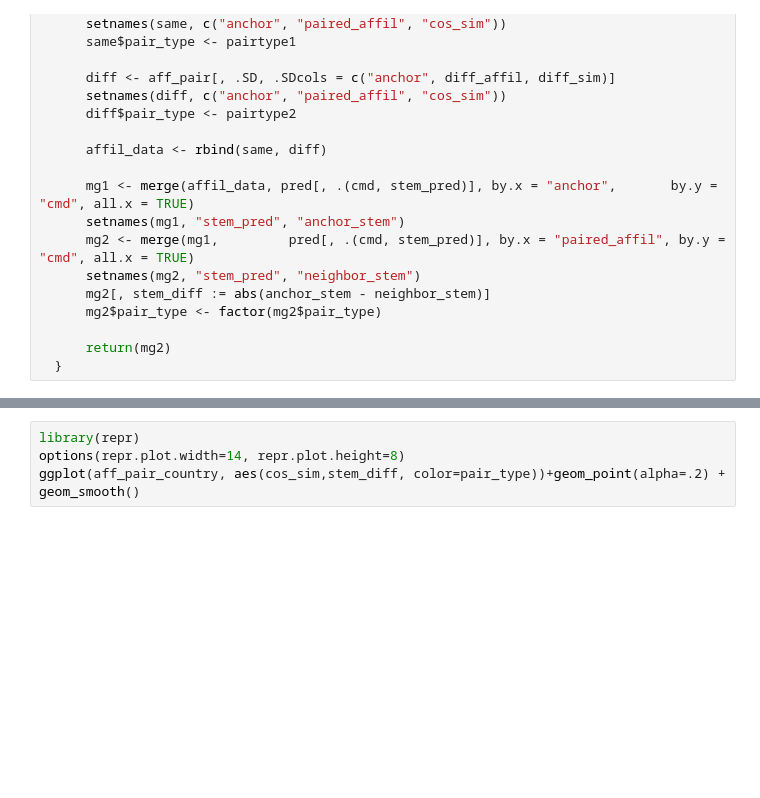
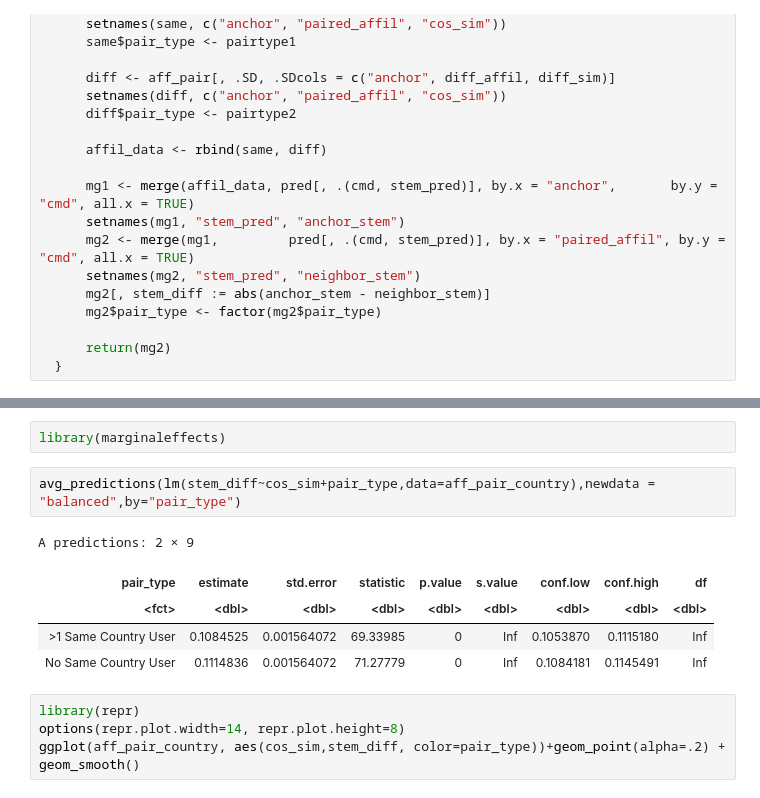
Before and after one commit to kennyjoseph/orcid_gender_equality_paradox_processing, a Jupyter notebook: robustness/robustness_plots.ipynb, the cells around one changed output, grey strips where cells are left out. Drawn from its saved outputs; the diff is of its cells as text; blank space fills up the shorter version.

```diff
--- a/robustness/robustness_plots.ipynb
+++ b/robustness/robustness_plots.ipynb
@@ -96,6 +96,16 @@ Signif. codes:  0 ‘***’ 0.001 ‘**’ 0.01 ‘*’ 0.05 ‘.’ 0.1 ‘ ’
 Residual standard error: 0.1518 on 19411 degrees of freedom
 Multiple R-squared:  0.0978,    Adjusted R-squared:  0.09771
 F-statistic:  1052 on 2 and 19411 DF,  p-value: < 2.2e-16
+# %%
+library(marginaleffects)
+# %%
+avg_predictions(lm(stem_diff~cos_sim+pair_type,data=aff_pair_country),newdata = "balanced",by="pair_type")
+# %% [output]
+A predictions: 2 × 9
+| pair_type | estimate | std.error | statistic | p.value | s.value | conf.low | conf.high | df |
+| <fct> | <dbl> | <dbl> | <dbl> | <dbl> | <dbl> | <dbl> | <dbl> | <dbl> |
+| >1 Same Country User | 0.1084525 | 0.001564072 | 69.33985 | 0 | Inf | 0.1053870 | 0.1115180 | Inf |
+| No Same Country User | 0.1114836 | 0.001564072 | 71.27779 | 0 | Inf | 0.1084181 | 0.1145491 | Inf |
 # %%
 library(repr)
 options(repr.plot.width=14, repr.plot.height=8)
```
Also changed, not shown: parts of 10 cells of this notebook, 4 other files.
